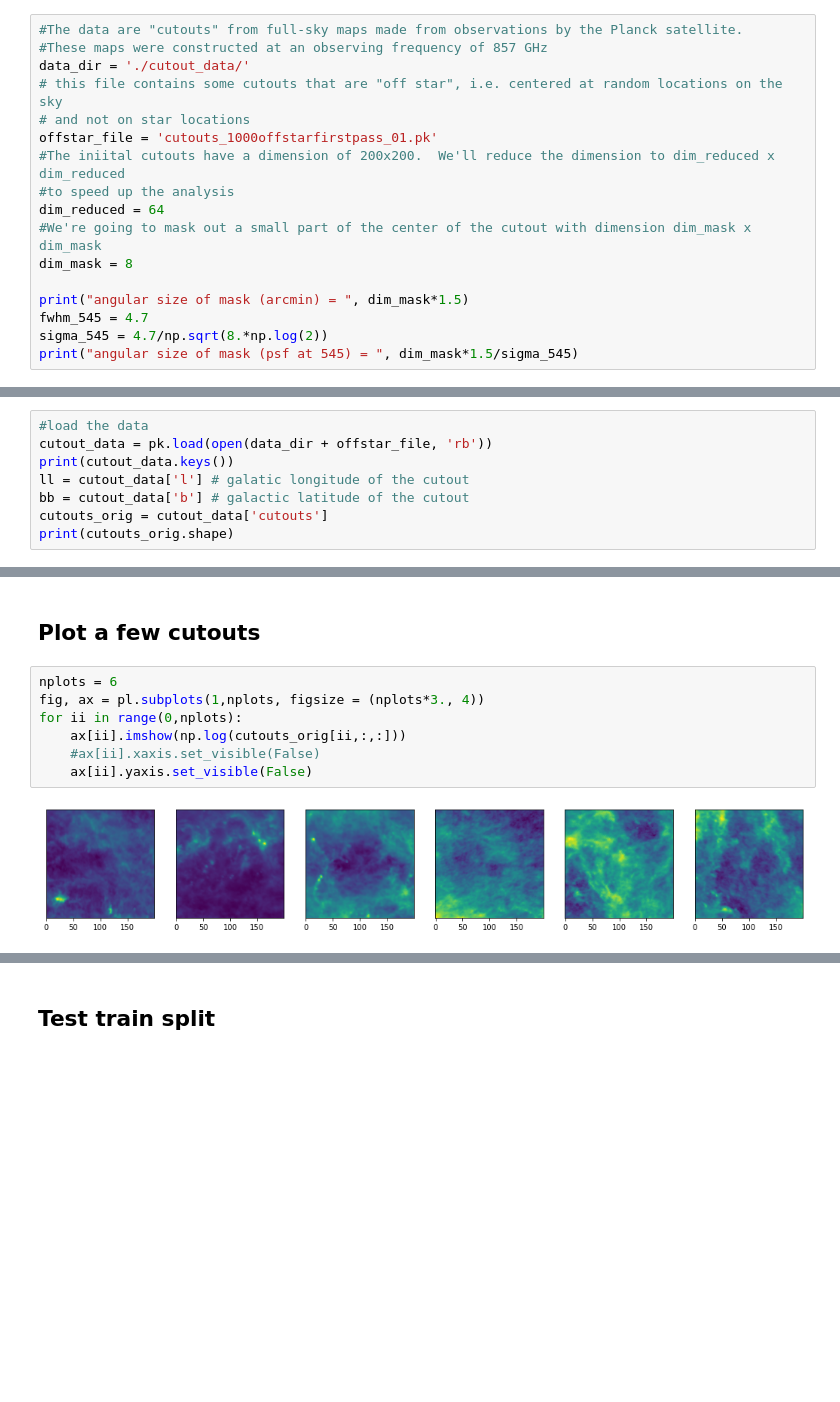
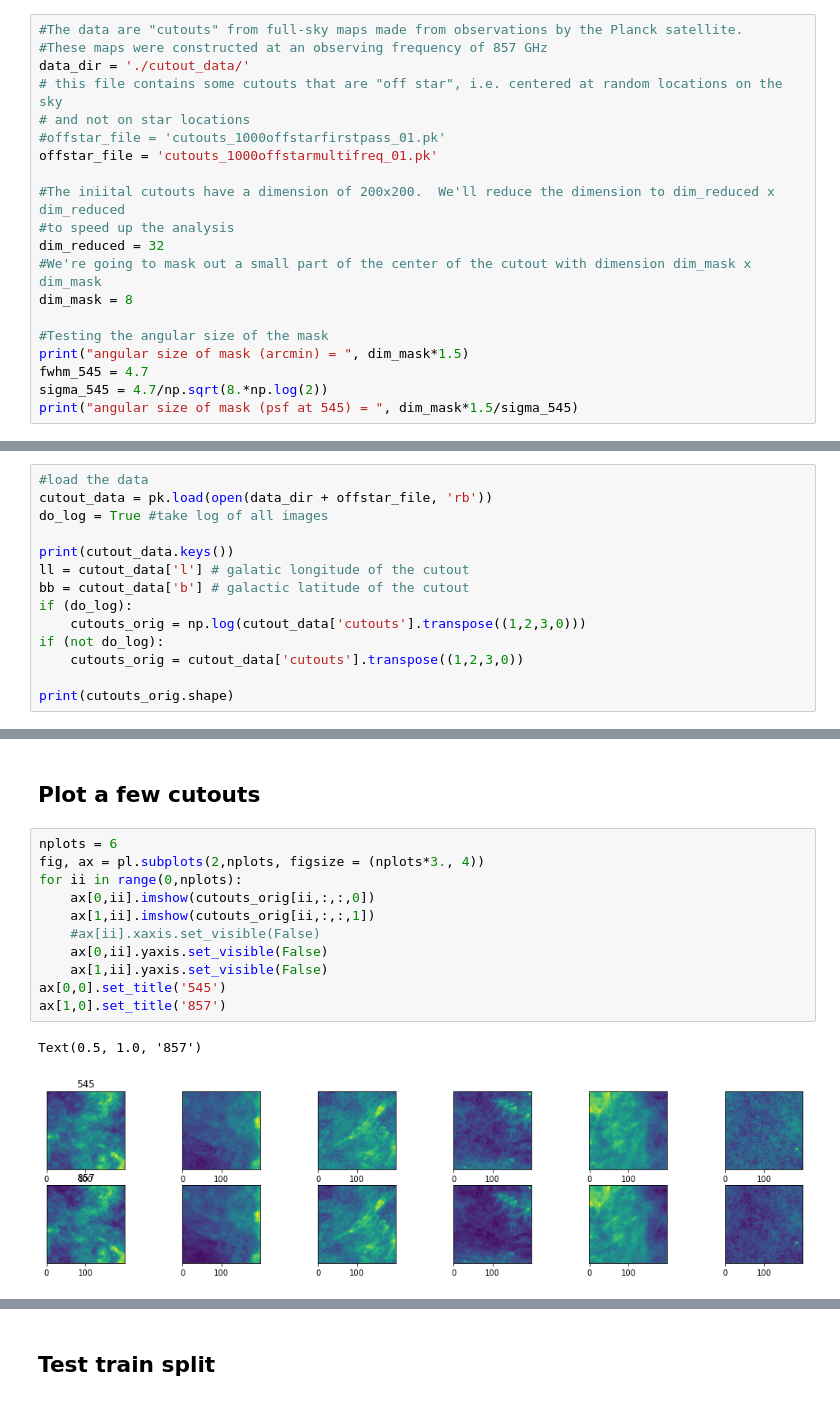
Before and after one commit to ebaxter/planck_net, a Jupyter notebook: predict_backgrounds.ipynb, the cells around one changed output, grey strips where cells are left out. Cells and saved outputs as stored; diff of their text form; blank space fills up the shorter version.

```diff
--- a/predict_backgrounds.ipynb
+++ b/predict_backgrounds.ipynb
@@ -23,13 +27,16 @@ Once deleted, variables cannot be recovered. Proceed (y/[n])? y
 data_dir = './cutout_data/'
 # this file contains some cutouts that are "off star", i.e. centered at random locations on the sky
 # and not on star locations
-offstar_file = 'cutouts_1000offstarfirstpass_01.pk'
+#offstar_file = 'cutouts_1000offstarfirstpass_01.pk'
+offstar_file = 'cutouts_1000offstarmultifreq_01.pk'
+
 #The iniital cutouts have a dimension of 200x200.  We'll reduce the dimension to dim_reduced x dim_reduced
 #to speed up the analysis
-dim_reduced = 64
+dim_reduced = 32
 #We're going to mask out a small part of the center of the cutout with dimension dim_mask x dim_mask
 dim_mask = 8
 
+#Testing the angular size of the mask
 print("angular size of mask (arcmin) = ", dim_mask*1.5)
 fwhm_545 = 4.7
 sigma_545 = 4.7/np.sqrt(8.*np.log(2))
@@ -42,9 +49,15 @@ angular size of mask (psf at 545) =  6.01230649795136
 # %%
 #load the data
 cutout_data = pk.load(open(data_dir + offstar_file, 'rb'))
+do_log = True #take log of all images
+
 print(cutout_data.keys())
 ll = cutout_data['l'] # galatic longitude of the cutout
 bb = cutout_data['b'] # galactic latitude of the cutout
-cutouts_orig = cutout_data['cutouts']
+if (do_log):
+    cutouts_orig = np.log(cutout_data['cutouts'].transpose((1,2,3,0)))
+if (not do_log):
+    cutouts_orig = cutout_data['cutouts'].transpose((1,2,3,0))
+
 print(cutouts_orig.shape)
 # %% [output]
@@ -54,11 +67,16 @@ dict_keys(['cutouts', 'l', 'b'])
 ## Plot a few cutouts
 # %%
 nplots = 6
-fig, ax = pl.subplots(1,nplots, figsize = (nplots*3., 4))
+fig, ax = pl.subplots(2,nplots, figsize = (nplots*3., 4))
 for ii in range(0,nplots):
-    ax[ii].imshow(np.log(cutouts_orig[ii,:,:]))
+    ax[0,ii].imshow(cutouts_orig[ii,:,:,0])
+    ax[1,ii].imshow(cutouts_orig[ii,:,:,1])
     #ax[ii].xaxis.set_visible(False)
-    ax[ii].yaxis.set_visible(False)
+    ax[0,ii].yaxis.set_visible(False)
+    ax[1,ii].yaxis.set_visible(False)
+ax[0,0].set_title('545')
+ax[1,0].set_title('857')
 # %% [output]
+Text(0.5, 1.0, '857')
-[figure, old version]
+[figure, new version]
 # %% [markdown]
```
Also changed, not shown: parts of 10 cells of this notebook.
